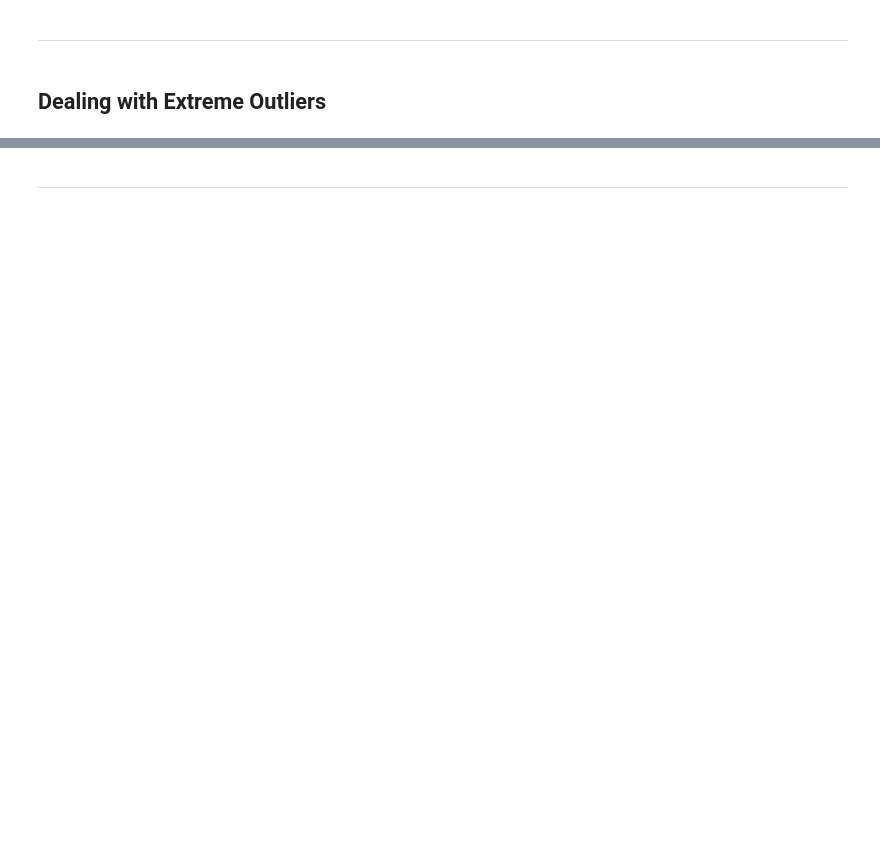
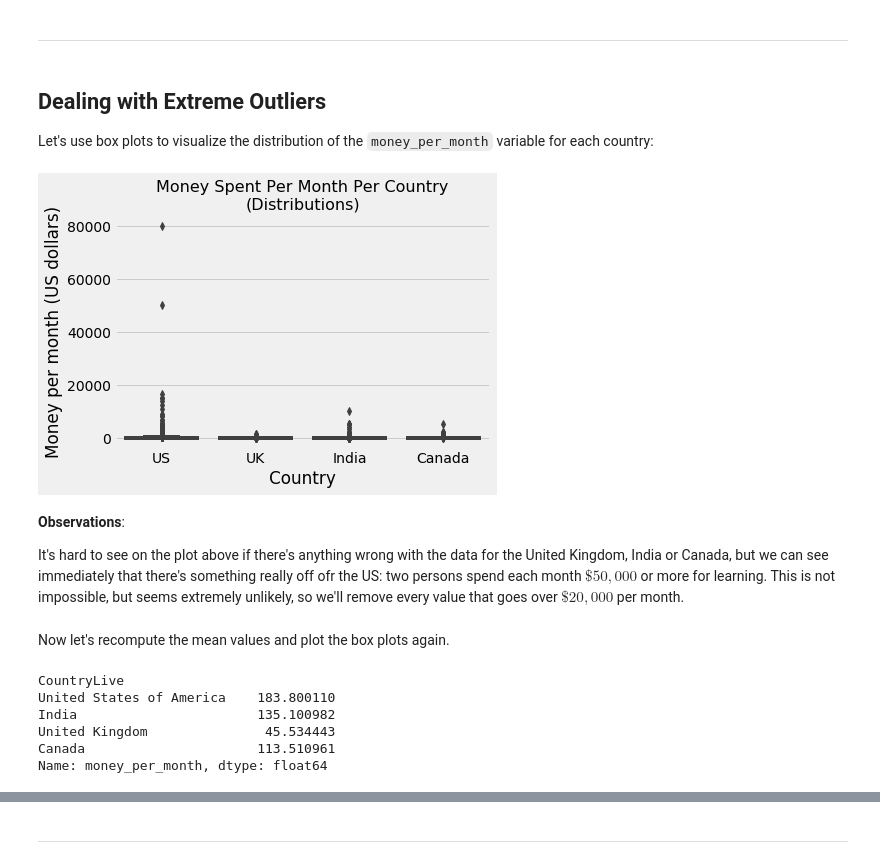
Before and after one commit to johannesgiorgis/dataquest, a Jupyter notebook: data_science_path/projects/project15_finding_the_best_markets_to_advertise_in/project15_finding_the_best_markets_to_advertise_in.ipynb, the cells around one changed output, grey strips where cells are left out. Drawn from its saved outputs; the diff is of its cells as text; code cells hidden in the pictures; blank space fills up the shorter version.

```diff
--- a/data_science_path/projects/project15_finding_the_best_markets_to_advertise_in/project15_finding_the_best_markets_to_advertise_in.ipynb
+++ b/data_science_path/projects/project15_finding_the_best_markets_to_advertise_in/project15_finding_the_best_markets_to_advertise_in.ipynb
@@ -235,0 +239,12 @@ One indicator of a good market is the number of potential customers — the more
+# %%
+# Isolate the participants that answered what role they'd be interested in
+df_role_interests = df[df['JobRoleInterest'].notnull()].copy()
+
+# Frequency tables with absolute and relative frequencies
+absolute_frequencies = df_role_interests['CountryLive'].value_counts()
+relative_frequencies = df_role_interests['CountryLive'].value_counts(normalize = True) * 100
+
+# Display the frequency tables in a more readable format
+pd.DataFrame(data = {'Absolute frequency': absolute_frequencies,
+                     'Percentage': relative_frequencies}
+            )
@@ -239,0 +291,7 @@ One indicator of a good market is the number of potential customers — the more
+# %%
+# Replace 0s with 1s to avoid division by 0
+df_role_interests['MonthsProgramming'].replace(0, 1, inplace = True)
+
+# New column for the amount of money each student spends each month
+df_role_interests['money_per_month'] = df_role_interests['MoneyForLearning'] / df_role_interests['MonthsProgramming']
+df_role_interests['money_per_month'].isnull().sum()
@@ -239,0 +302,3 @@ One indicator of a good market is the number of potential customers — the more
+# %%
+# Keep only the rows with non-nulls in the `money_per_month` column
+df_role_interests = df_role_interests[df_role_interests['money_per_month'].notnull()]
@@ -239,0 +307,6 @@ One indicator of a good market is the number of potential customers — the more
+# %%
+# Remove the rows with null values in `CountryLive`
+df_role_interests = df_role_interests[df_role_interests['CountryLive'].notnull()]
+
+# Frequency table to check if we still have enough data
+df_role_interests['CountryLive'].value_counts().head()
@@ -240,4 +356,25 @@ One indicator of a good market is the number of potential customers — the more
 # %% [markdown]
 ---
-# %% [markdown]
-## Dealing with Extreme Outliers
+# %% [markdown]
+## Dealing with Extreme Outliers
+
+Let's use box plots to visualize the distribution of the `money_per_month` variable for each country:
+# %%
+# Isolate only the countries of interest
+only_4 = df_role_interests[df_role_interests['CountryLive'].str.contains(
+    'United States of America|India|United Kingdom|Canada')]
+
+# Box plots to visualize distributions
+sns.boxplot(y = 'money_per_month', x = 'CountryLive', data = only_4)
+plt.title('Money Spent Per Month Per Country\n(Distributions)',
+         fontsize = 16)
+plt.ylabel('Money per month (US dollars)')
+plt.xlabel('Country')
+plt.xticks(range(4), ['US', 'UK', 'India', 'Canada']) # avoids tick labels overlap
+plt.show()
+# %% [output]
+[figure, added]
+# %% [markdown]
+**Observations**:
+
+It's hard to see on the plot above if there's anything wrong with the data for the United Kingdom, India or Canada, but we can see immediately that there's something really off ofr the US: two persons spend each month $\$50,000$ or more for learning. This is not impossible, but seems extremely unlikely, so we'll remove every value that goes over $\$20,000$ per month.
@@ -243,0 +384,16 @@ One indicator of a good market is the number of potential customers — the more
+# %% [markdown]
+Now let's recompute the mean values and plot the box plots again.
+# %%
+# Recompute mean sum of money spent by students each month
+countries_mean = df_role_interests.groupby('CountryLive').mean()
+
+countries_mean['money_per_month'][['United States of America',
+                                   'India', 'United Kingdom',
+                                   'Canada']]
+# %% [output]
+CountryLive
+United States of America    183.800110
+India                       135.100982
+United Kingdom               45.534443
+Canada                      113.510961
+Name: money_per_month, dtype: float64
```
Also changed, not shown: parts of 39 cells of this notebook.
